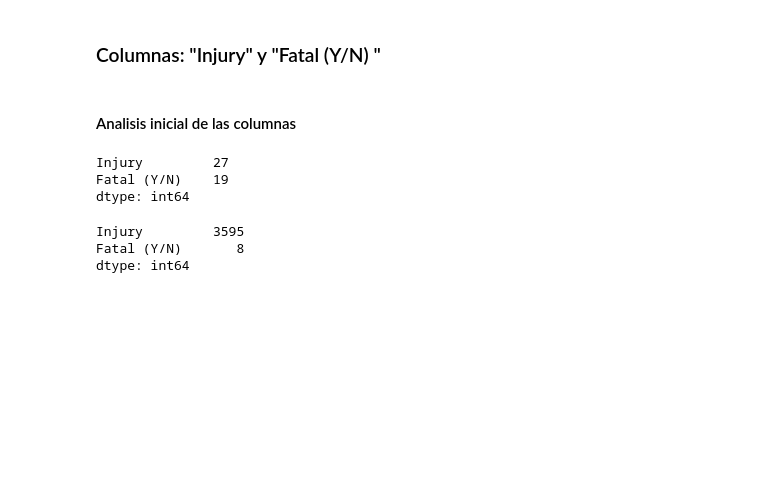
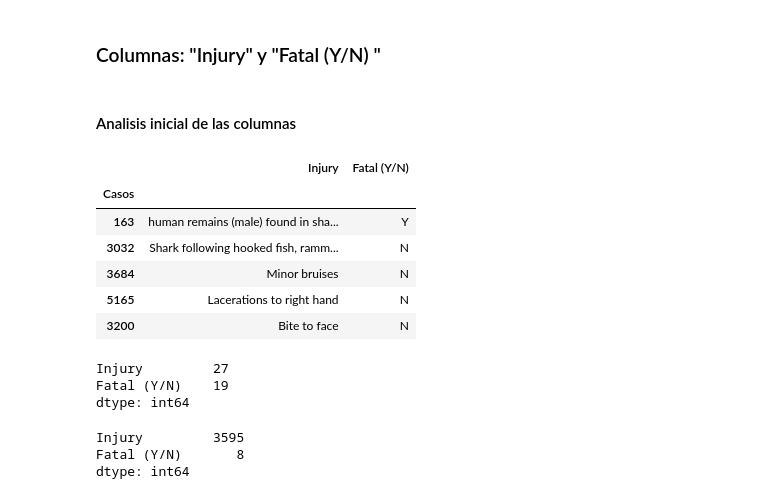
Before and after one commit to irazus13/PR02-project-pandas, a Jupyter notebook: Proyecto Pandas.ipynb, the cells around one changed output. Cells and saved outputs as stored; diff of their text form; code cells hidden in the pictures; blank space fills up the shorter version.

```diff
--- a/Proyecto Pandas.ipynb
+++ b/Proyecto Pandas.ipynb
@@ -1016,6 +1082,17 @@ df.drop("Name",axis=1,inplace=True)
 ### Columnas: "Injury" y "Fatal (Y/N) "
 # %% [markdown]
 #### Analisis inicial de las columnas
+# %%
+#Vistazo de las columnas "Injury" y "Fatal (Y/N)"
+df[["Injury","Fatal (Y/N)"]].sample(n=5)
+# %% [output]
+|  | Injury | Fatal (Y/N) |
+| Casos |  |  |
+| 163 | human remains (male) found in sha... | Y |
+| 3032 | Shark following hooked fish, ramm... | N |
+| 3684 | Minor bruises | N |
+| 5165 | Lacerations to right hand | N |
+| 3200 | Bite to face | N |
 # %%
 df[["Injury","Fatal (Y/N)"]].isna().sum()
 # %% [output]
```
Also changed, not shown: parts of 51 cells of this notebook, 2 other files.
